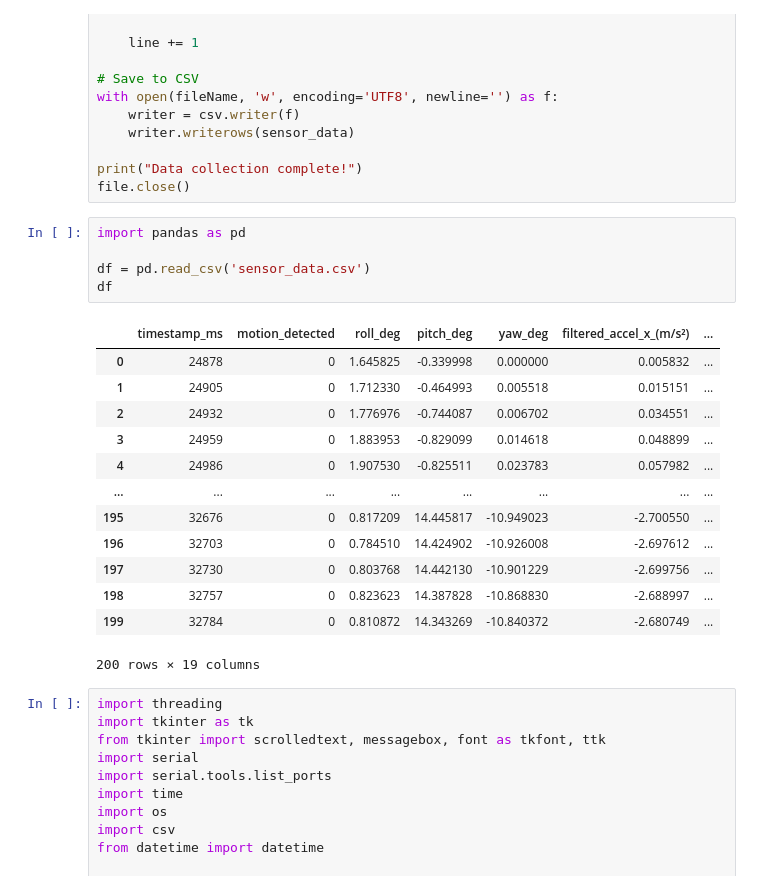
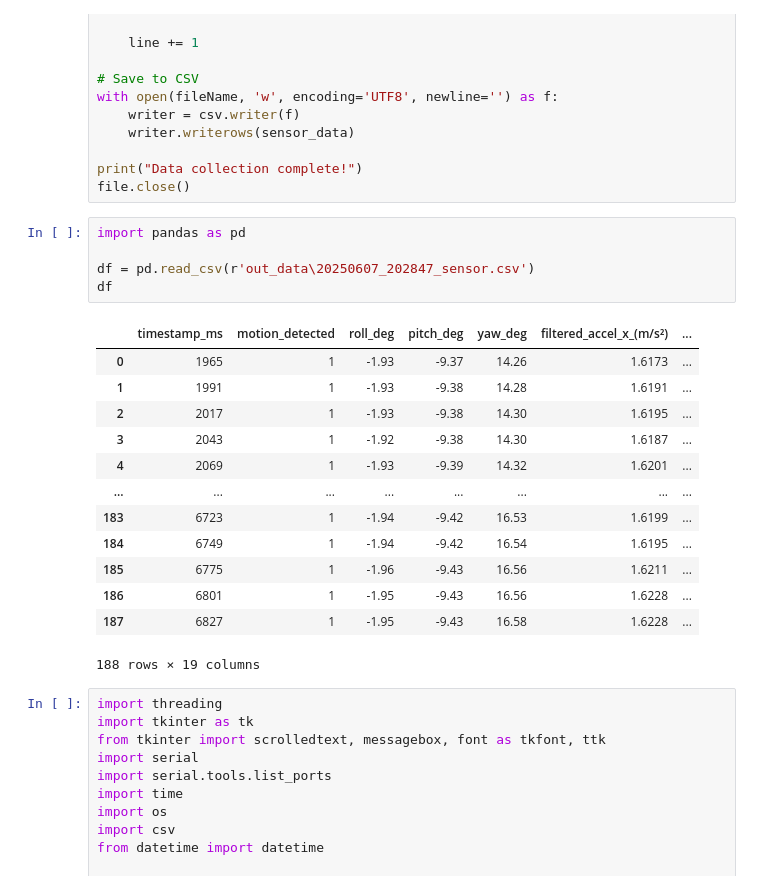
Before and after one commit to wayupuk/Spare, a Jupyter notebook: collect_data/test_zone.ipynb, the cells around one changed output. Drawn from its saved outputs; the diff is of its cells as text.

```diff
--- a/collect_data/test_zone.ipynb
+++ b/collect_data/test_zone.ipynb
@@ -76,22 +76,22 @@ file.close()
 # %%
 import pandas as pd
 
-df = pd.read_csv('sensor_data.csv')
+df = pd.read_csv(r'out_data\20250607_202847_sensor.csv')
 df
 # %% [output]
 |  | timestamp_ms | motion_detected | roll_deg | pitch_deg | yaw_deg | filtered_accel_x_(m/s²) | ... |
-| 0 | 24878 | 0 | 1.645825 | -0.339998 | 0.000000 | 0.005832 | ... |
-| 1 | 24905 | 0 | 1.712330 | -0.464993 | 0.005518 | 0.015151 | ... |
-| 2 | 24932 | 0 | 1.776976 | -0.744087 | 0.006702 | 0.034551 | ... |
-| 3 | 24959 | 0 | 1.883953 | -0.829099 | 0.014618 | 0.048899 | ... |
-| 4 | 24986 | 0 | 1.907530 | -0.825511 | 0.023783 | 0.057982 | ... |
+| 0 | 1965 | 1 | -1.93 | -9.37 | 14.26 | 1.6173 | ... |
+| 1 | 1991 | 1 | -1.93 | -9.38 | 14.28 | 1.6191 | ... |
+| 2 | 2017 | 1 | -1.93 | -9.38 | 14.30 | 1.6195 | ... |
+| 3 | 2043 | 1 | -1.92 | -9.38 | 14.30 | 1.6187 | ... |
+| 4 | 2069 | 1 | -1.93 | -9.39 | 14.32 | 1.6201 | ... |
 | ... | ... | ... | ... | ... | ... | ... | ... |
-| 195 | 32676 | 0 | 0.817209 | 14.445817 | -10.949023 | -2.700550 | ... |
-| 196 | 32703 | 0 | 0.784510 | 14.424902 | -10.926008 | -2.697612 | ... |
-| 197 | 32730 | 0 | 0.803768 | 14.442130 | -10.901229 | -2.699756 | ... |
-| 198 | 32757 | 0 | 0.823623 | 14.387828 | -10.868830 | -2.688997 | ... |
-| 199 | 32784 | 0 | 0.810872 | 14.343269 | -10.840372 | -2.680749 | ... |
+| 183 | 6723 | 1 | -1.94 | -9.42 | 16.53 | 1.6199 | ... |
+| 184 | 6749 | 1 | -1.94 | -9.42 | 16.54 | 1.6195 | ... |
+| 185 | 6775 | 1 | -1.96 | -9.43 | 16.56 | 1.6211 | ... |
+| 186 | 6801 | 1 | -1.95 | -9.43 | 16.56 | 1.6228 | ... |
+| 187 | 6827 | 1 | -1.95 | -9.43 | 16.58 | 1.6228 | ... |
-200 rows × 19 columns
+188 rows × 19 columns
 # %%
 import threading
 import tkinter as tk
```
Also changed, not shown: 11 other files.
